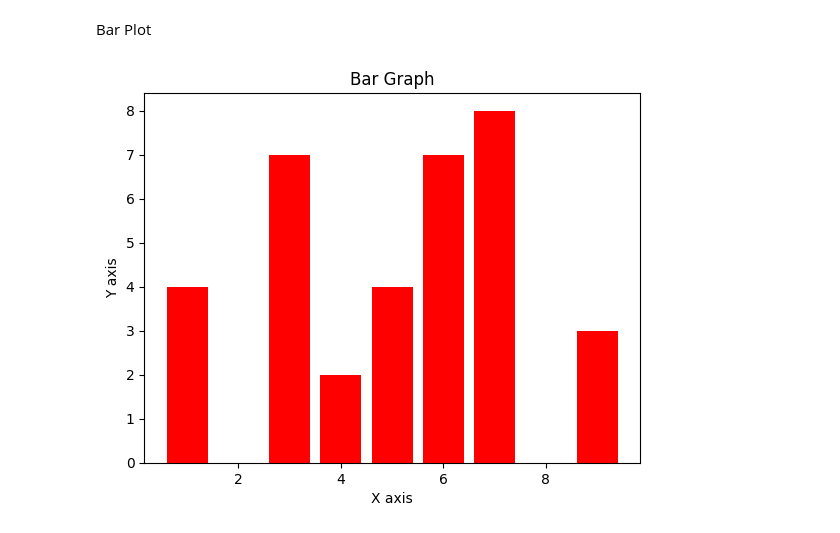
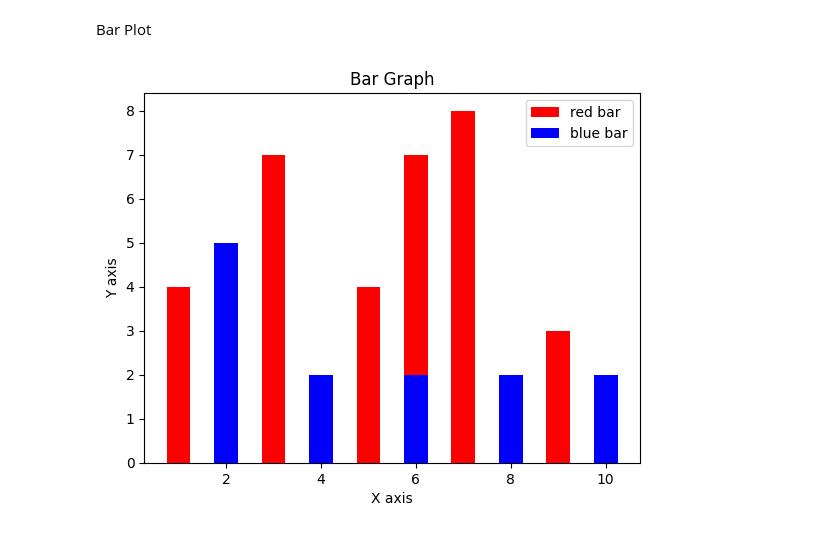
Before and after one commit to harshsinha-12/GoogleCollabTutorial, a Jupyter notebook: PlottingGraph.ipynb, the cells around one changed output. Saved outputs shown, nothing was run; the diff lists cells and outputs as text; code cells hidden in the pictures.

```diff
--- a/PlottingGraph.ipynb
+++ b/PlottingGraph.ipynb
@@ -91,12 +91,22 @@ plt.show()
 Bar Plot
 # %%
 import matplotlib.pyplot as plt
+
 x1 = [1,3,4,5,6,7,9]
 y1 = [4,7,2,4,7,8,3]
-plt.bar(x1,y1, color = 'red')                        # xlabel and ylabel both are keywords
-plt.xlabel('X axis')
+
+x2 = [2,4,6,8,10]
+y2 = [5,2,2,2,2]
+
+plt.bar(x1,y1, color = 'r', label = "red bar", width = 0.5)
+plt.bar(x2,y2, color = 'b', label = "blue bar", width = 0.5)
+
+plt.plot()
+plt.xlabel('X axis')                                # xlabel and ylabel both are keywords
 plt.ylabel('Y axis')
+
+plt.legend()
 plt.title('Bar Graph')
 plt.show()
 # %% [output]
-[figure, old version]
+[figure, new version]
```
Also changed, not shown: parts of 1 cell of this notebook.
